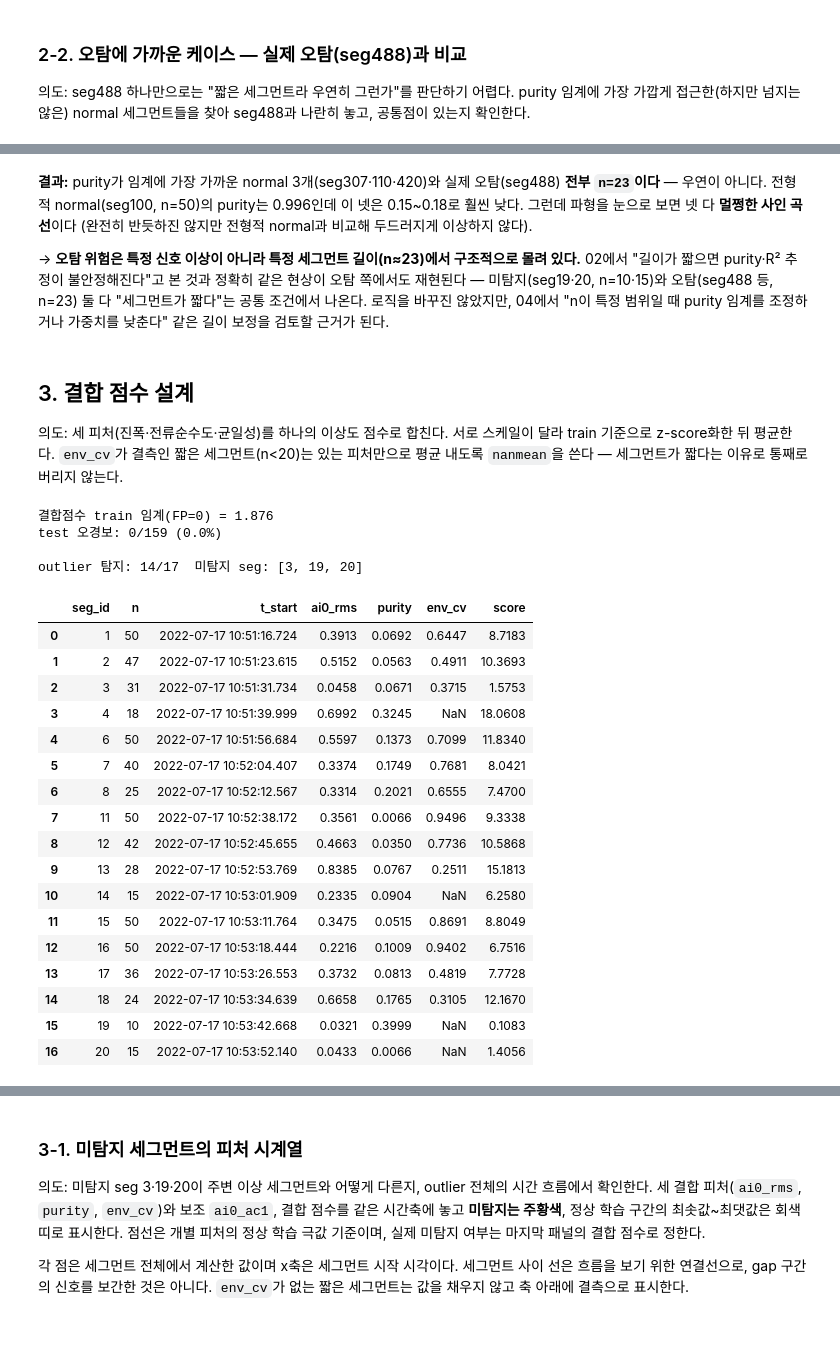
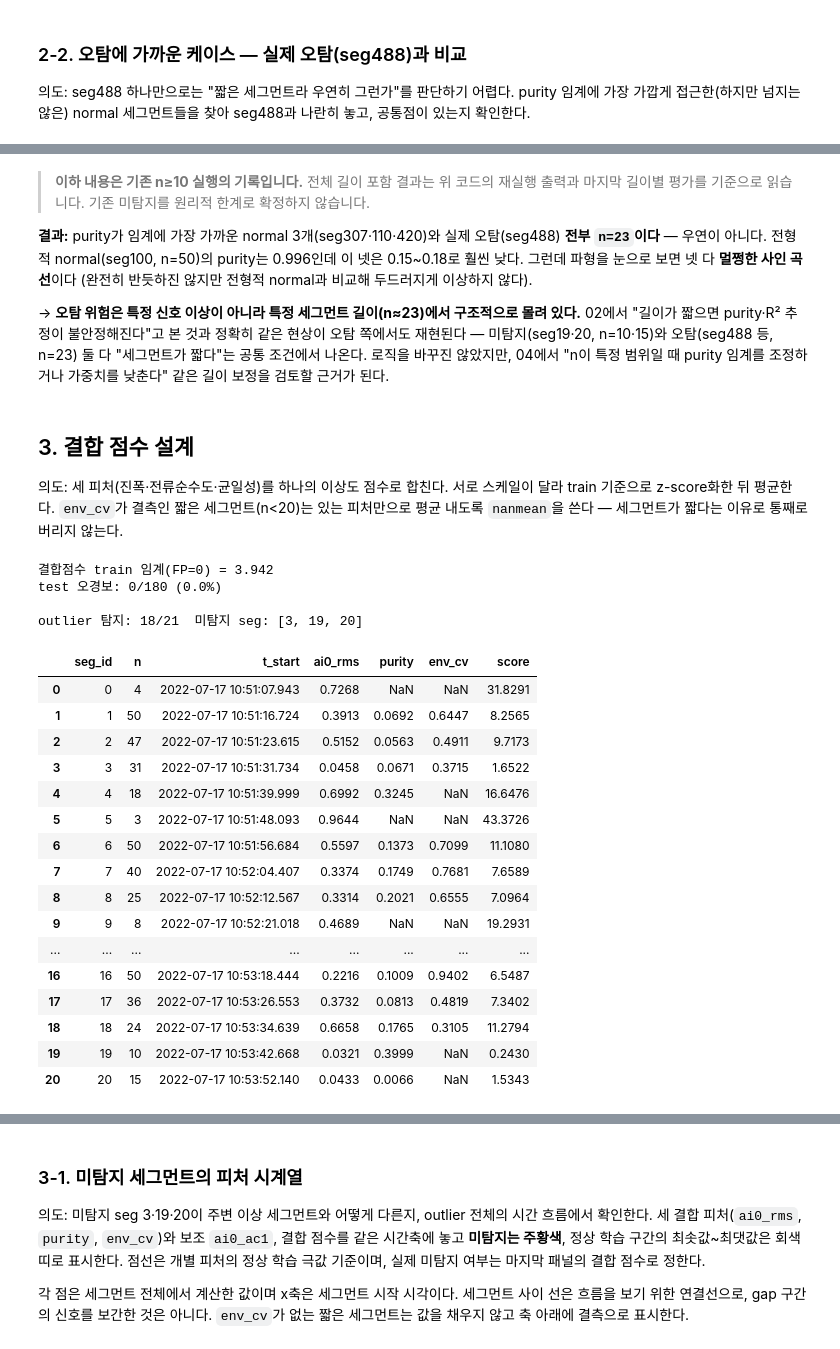
Before and after one commit to kimjaehyeonC/Kamp_AI, a Jupyter notebook: notebooks/03_feature.ipynb, the cells around one changed output, grey strips where cells are left out. Drawn from its saved outputs; the diff is of its cells as text; code cells hidden in the pictures.

```diff
--- a/notebooks/03_feature.ipynb
+++ b/notebooks/03_feature.ipynb
@@ -55,7 +53,7 @@ mpl.rcParams.update({"figure.dpi": 110, "axes.grid": True, "grid.alpha": .3,
 
 DATA_DIR = Path(os.environ.get("KAMP_DATA_DIR", "/mnt/d/data/kamp_ai/press_anomaly_dataset"))
 FS, GAP_THR = 10.0, 0.15
-MIN_N    = 10          # 01·02와 동일: 1초 미만 세그먼트는 제외
+MIN_N    = 1           # 짧은 세그먼트도 전부 포함해 길이별 오류율 평가
 COLOR    = {"normal": "#1f77b4", "outlier": "#d62728"}
 
 normal  = pd.read_csv(DATA_DIR / "press_data_normal.csv", index_col=0, parse_dates=["TimeStamp"])
@@ -85,7 +82,7 @@ def band_purity(x, fs=FS, fmin=1/2.2, fmax=1/0.9):
     P = np.abs(F) ** 2
     band = (freqs >= fmin) & (freqs <= fmax)
     tot = P[1:].sum()
-    return P[band].max() / tot if tot > 0 and band.any() else 0.0
+    return P[band].max() / tot if tot > 0 and band.any() else np.nan
 
 def envelope_cv(x, win=10):
     # 1초(10샘플) 서브윈도우별 RMS의 변동계수. 서브윈도우가 2개 미만(n<20)이면 NaN
@@ -160,7 +157,7 @@ for f, direction in FEATS.items():
     fa  = (test[f] > thr).sum() if direction == ">" else (test[f] < thr).sum()
     valid = test[f].notna().sum()
     rows.append({"피처": f, "방향": direction, "train 임계(FP=0)": round(thr, 4),
-                 "test 오경보": f"{fa}/{valid}", "오경보율": round(fa/valid*100, 2)})
+                 "test 오경보": f"{fa}/{valid}", "오경보율": round(fa/valid*100, 2) if valid else np.nan})
 display(pd.DataFrame(rows).set_index("피처"))
 # %% [output]
 |  | 방향 | train 임계(FP=0) | test 오경보 | 오경보율 |
@@ -269,5 +270,7 @@ purity 기준 '오탐에 가장 가까운' normal 3개 (경보는 안 울렸지
 [figure]
 # %% [markdown]
+> **이하 내용은 기존 n≥10 실행의 기록입니다.** 전체 길이 포함 결과는 위 코드의 재실행 출력과 마지막 길이별 평가를 기준으로 읽습니다. 기존 미탐지를 원리적 한계로 확정하지 않습니다.
+
 **결과:** purity가 임계에 가장 가까운 normal 3개(seg307·110·420)와 실제 오탐(seg488)
 **전부 `n=23`이다** — 우연이 아니다. 전형적 normal(seg100, n=50)의 purity는 0.996인데
 이 넷은 0.15~0.18로 훨씬 낮다. 그런데 파형을 눈으로 보면 넷 다 **멀쩡한 사인 곡선**이다
@@ -287,47 +290,47 @@ train 기준으로 z-score화한 뒤 평균한다. `env_cv`가 결측인 짧은
 피처만으로 평균 내도록 `nanmean`을 쓴다 — 세그먼트가 짧다는 이유로 통째로 버리지 않는다.
 # %%
 def z(s, ref):
-    return (s - ref.mean()) / ref.std()
+    std = ref.std()
+    return (s - ref.mean()) / std if pd.notna(std) and std > 0 else s * np.nan
 
 def combo_score(df, ref):
     parts = [z(df.ai0_rms, ref.ai0_rms), -z(df.purity, ref.purity), z(df.env_cv, ref.env_cv)]
     M = np.vstack([p.values for p in parts])
     return np.nanmean(M, axis=0)
 
 train["score"] = combo_score(train, train)
 test["score"]  = combo_score(test,  train)
 Fo["score"]    = combo_score(Fo,    train)
 Fn["score"]    = combo_score(Fn,    train)
 
 thr_combo = train.score.max()
 fa_combo  = (test.score > thr_combo).sum()
 print(f"결합점수 train 임계(FP=0) = {thr_combo:.3f}")
 print(f"test 오경보: {fa_combo}/{len(test)} ({fa_combo/len(test)*100:.1f}%)")
 
 det = Fo.score > thr_combo
 print(f"\noutlier 탐지: {det.sum()}/{len(Fo)}  미탐지 seg: {Fo.loc[~det,'seg_id'].tolist()}")
 display(Fo[["seg_id","n","t_start","ai0_rms","purity","env_cv","score"]].round(4))
 # %% [output]
-결합점수 train 임계(FP=0) = 1.876
-test 오경보: 0/159 (0.0%)
+결합점수 train 임계(FP=0) = 3.942
+test 오경보: 0/180 (0.0%)
 
-outlier 탐지: 14/17  미탐지 seg: [3, 19, 20]
+outlier 탐지: 18/21  미탐지 seg: [3, 19, 20]
 |  | seg_id | n | t_start | ai0_rms | purity | env_cv | score |
-| 0 | 1 | 50 | 2022-07-17 10:51:16.724 | 0.3913 | 0.0692 | 0.6447 | 8.7183 |
-| 1 | 2 | 47 | 2022-07-17 10:51:23.615 | 0.5152 | 0.0563 | 0.4911 | 10.3693 |
-| 2 | 3 | 31 | 2022-07-17 10:51:31.734 | 0.0458 | 0.0671 | 0.3715 | 1.5753 |
-| 3 | 4 | 18 | 2022-07-17 10:51:39.999 | 0.6992 | 0.3245 | NaN | 18.0608 |
-| 4 | 6 | 50 | 2022-07-17 10:51:56.684 | 0.5597 | 0.1373 | 0.7099 | 11.8340 |
-| 5 | 7 | 40 | 2022-07-17 10:52:04.407 | 0.3374 | 0.1749 | 0.7681 | 8.0421 |
-| 6 | 8 | 25 | 2022-07-17 10:52:12.567 | 0.3314 | 0.2021 | 0.6555 | 7.4700 |
-| 7 | 11 | 50 | 2022-07-17 10:52:38.172 | 0.3561 | 0.0066 | 0.9496 | 9.3338 |
-| 8 | 12 | 42 | 2022-07-17 10:52:45.655 | 0.4663 | 0.0350 | 0.7736 | 10.5868 |
-| 9 | 13 | 28 | 2022-07-17 10:52:53.769 | 0.8385 | 0.0767 | 0.2511 | 15.1813 |
-| 10 | 14 | 15 | 2022-07-17 10:53:01.909 | 0.2335 | 0.0904 | NaN | 6.2580 |
-| 11 | 15 | 50 | 2022-07-17 10:53:11.764 | 0.3475 | 0.0515 | 0.8691 | 8.8049 |
-| 12 | 16 | 50 | 2022-07-17 10:53:18.444 | 0.2216 | 0.1009 | 0.9402 | 6.7516 |
-| 13 | 17 | 36 | 2022-07-17 10:53:26.553 | 0.3732 | 0.0813 | 0.4819 | 7.7728 |
-| 14 | 18 | 24 | 2022-07-17 10:53:34.639 | 0.6658 | 0.1765 | 0.3105 | 12.1670 |
-| 15 | 19 | 10 | 2022-07-17 10:53:42.668 | 0.0321 | 0.3999 | NaN | 0.1083 |
-| 16 | 20 | 15 | 2022-07-17 10:53:52.140 | 0.0433 | 0.0066 | NaN | 1.4056 |
+| 0 | 0 | 4 | 2022-07-17 10:51:07.943 | 0.7268 | NaN | NaN | 31.8291 |
+| 1 | 1 | 50 | 2022-07-17 10:51:16.724 | 0.3913 | 0.0692 | 0.6447 | 8.2565 |
+| 2 | 2 | 47 | 2022-07-17 10:51:23.615 | 0.5152 | 0.0563 | 0.4911 | 9.7173 |
+| 3 | 3 | 31 | 2022-07-17 10:51:31.734 | 0.0458 | 0.0671 | 0.3715 | 1.6522 |
+| 4 | 4 | 18 | 2022-07-17 10:51:39.999 | 0.6992 | 0.3245 | NaN | 16.6476 |
+| 5 | 5 | 3 | 2022-07-17 10:51:48.093 | 0.9644 | NaN | NaN | 43.3726 |
+| 6 | 6 | 50 | 2022-07-17 10:51:56.684 | 0.5597 | 0.1373 | 0.7099 | 11.1080 |
+| 7 | 7 | 40 | 2022-07-17 10:52:04.407 | 0.3374 | 0.1749 | 0.7681 | 7.6589 |
+| 8 | 8 | 25 | 2022-07-17 10:52:12.567 | 0.3314 | 0.2021 | 0.6555 | 7.0964 |
+| 9 | 9 | 8 | 2022-07-17 10:52:21.018 | 0.4689 | NaN | NaN | 19.2931 |
+| ... | ... | ... | ... | ... | ... | ... | ... |
+| 16 | 16 | 50 | 2022-07-17 10:53:18.444 | 0.2216 | 0.1009 | 0.9402 | 6.5487 |
+| 17 | 17 | 36 | 2022-07-17 10:53:26.553 | 0.3732 | 0.0813 | 0.4819 | 7.3402 |
+| 18 | 18 | 24 | 2022-07-17 10:53:34.639 | 0.6658 | 0.1765 | 0.3105 | 11.2794 |
+| 19 | 19 | 10 | 2022-07-17 10:53:42.668 | 0.0321 | 0.3999 | NaN | 0.2430 |
+| 20 | 20 | 15 | 2022-07-17 10:53:52.140 | 0.0433 | 0.0066 | NaN | 1.5343 |
 # %% [markdown]
```
Also changed, not shown: parts of 17 cells of this notebook, 4 other files.
